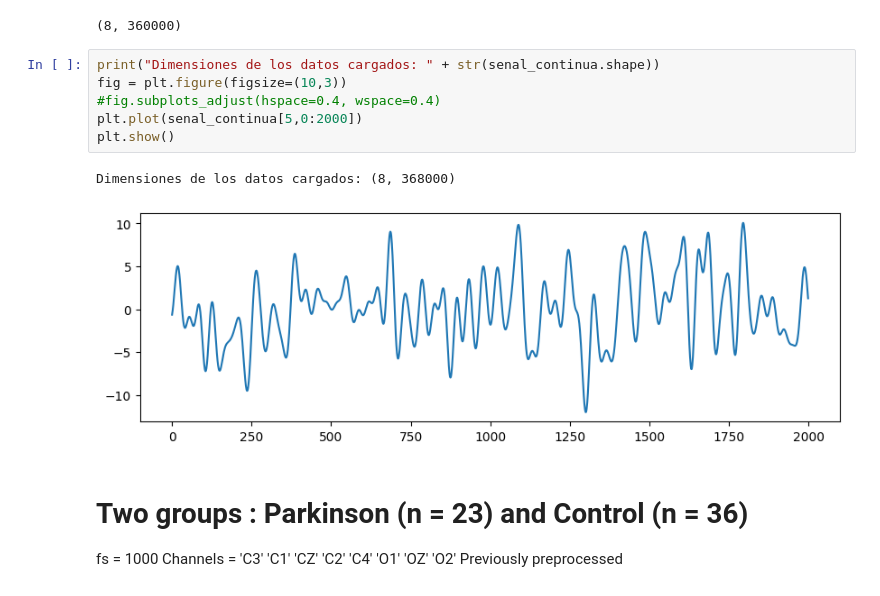
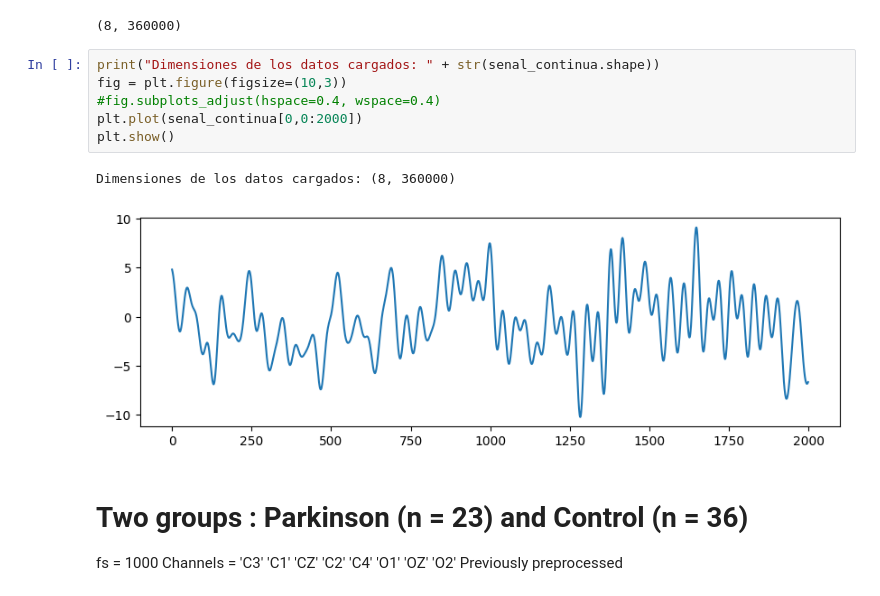
Before and after one commit to NataliaArenasP20/LaboratorioBiosenales, a Jupyter notebook: Practica_3/AnalisisEEG.ipynb, the cells around one changed output. Saved outputs shown, nothing was run; the diff lists cells and outputs as text.

```diff
--- a/Practica_3/AnalisisEEG.ipynb
+++ b/Practica_3/AnalisisEEG.ipynb
@@ -81,12 +78,12 @@ senal_continua.shape
 # %%
 print("Dimensiones de los datos cargados: " + str(senal_continua.shape))
 fig = plt.figure(figsize=(10,3))
 #fig.subplots_adjust(hspace=0.4, wspace=0.4)
-plt.plot(senal_continua[5,0:2000])
+plt.plot(senal_continua[0,0:2000])
 plt.show()
 # %% [output]
-Dimensiones de los datos cargados: (8, 368000)
+Dimensiones de los datos cargados: (8, 360000)
-[figure, old version]
+[figure, new version]
 # %% [markdown]
 # Two groups : Parkinson (n = 23) and Control (n = 36)
 
```
Also changed, not shown: parts of 26 cells of this notebook.
